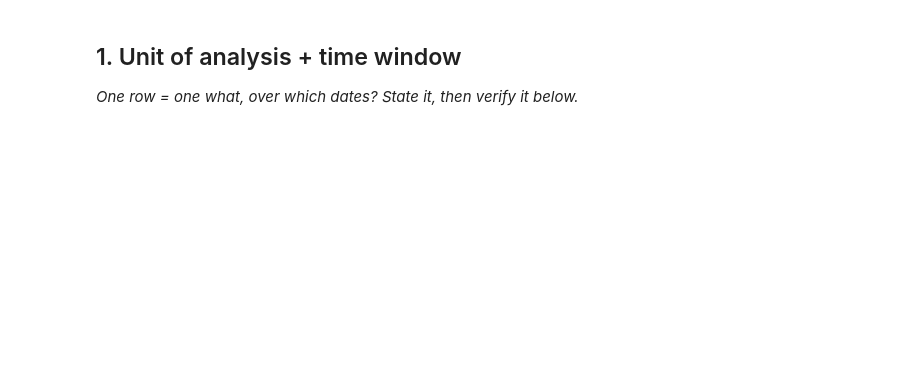
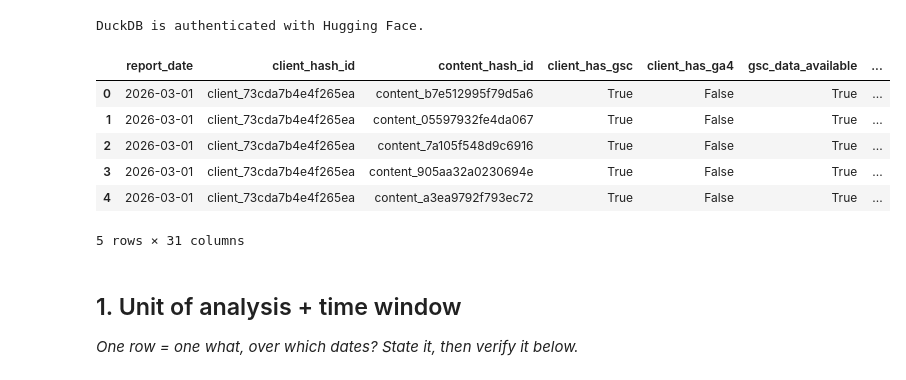
Before and after one commit to rizwanmahnoor1905-web/Machine-learning-track, a Jupyter notebook: work/notebooks/w03_data_contract.ipynb, the cells around one changed output. Cells and saved outputs as stored; diff of their text form; code cells hidden in the pictures; blank space fills up the shorter version.

```diff
--- a/work/notebooks/w03_data_contract.ipynb
+++ b/work/notebooks/w03_data_contract.ipynb
@@ -6,6 +6,51 @@
 This skeleton is yours to fill. Work the sections **in order** — each one has a one-line hint. Simple words, honest numbers.
 
 > Working with an AI assistant? Tell it to read `skills/README.md` first and load the one skill this assignment names on its card.
+# %%
+import duckdb
+from google.colab import userdata
+
+# Read the token securely from Colab Secrets
+hf_token = userdata.get("Hftoken")
+
+if not hf_token:
+    raise ValueError("The Colab Secret named 'Hftoken' was not found.")
+
+# Create the DuckDB connection
+con = duckdb.connect()
+
+# Give DuckDB permission to use the Hugging Face token
+con.execute(f"""
+    CREATE OR REPLACE SECRET hf_token (
+        TYPE HUGGINGFACE,
+        TOKEN '{hf_token}'
+    );
+""")
+
+print("DuckDB is authenticated with Hugging Face.")
+# %% [output]
+DuckDB is authenticated with Hugging Face.
+# %%
+march_path = (
+    "hf://datasets/FlyRank/internship-warehouse/"
+    "fact_content_daily_performance/month=2026-03/*.parquet"
+)
+
+test_rows = con.sql(f"""
+    SELECT *
+    FROM read_parquet('{march_path}')
+    LIMIT 5
+""").df()
+
+test_rows
+# %% [output]
+|  | report_date | client_hash_id | content_hash_id | client_has_gsc | client_has_ga4 | gsc_data_available | ... |
+| 0 | 2026-03-01 | client_73cda7b4e4f265ea | content_b7e512995f79d5a6 | True | False | True | ... |
+| 1 | 2026-03-01 | client_73cda7b4e4f265ea | content_05597932fe4da067 | True | False | True | ... |
+| 2 | 2026-03-01 | client_73cda7b4e4f265ea | content_7a105f548d9c6916 | True | False | True | ... |
+| 3 | 2026-03-01 | client_73cda7b4e4f265ea | content_905aa32a0230694e | True | False | True | ... |
+| 4 | 2026-03-01 | client_73cda7b4e4f265ea | content_a3ea9792f793ec72 | True | False | True | ... |
+5 rows × 31 columns
 # %% [markdown]
 ## 1. Unit of analysis + time window
 
```
Also changed, not shown: parts of 8 cells of this notebook.
